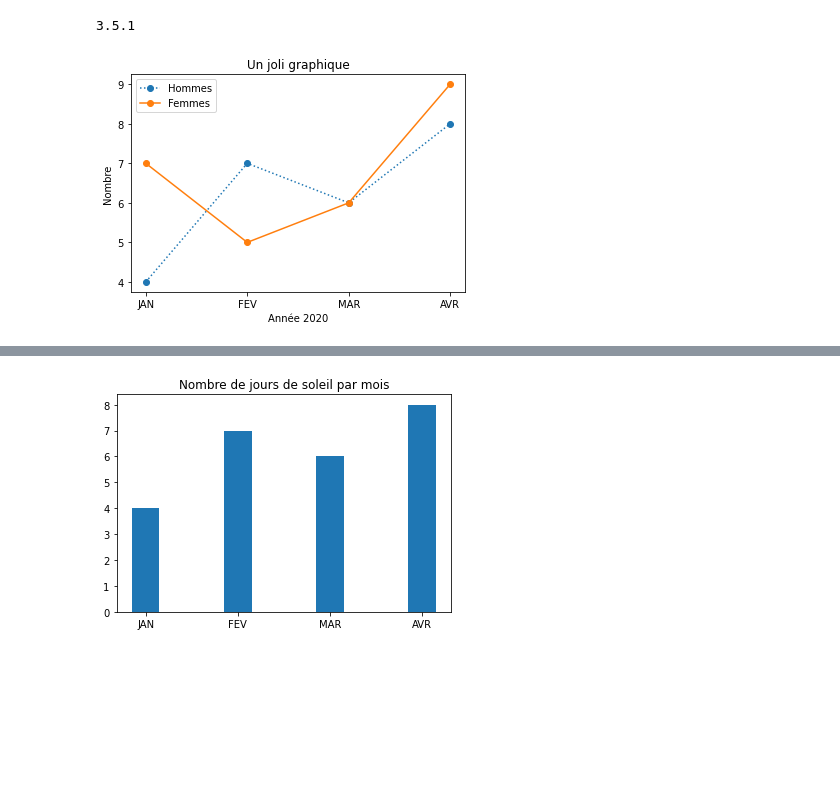
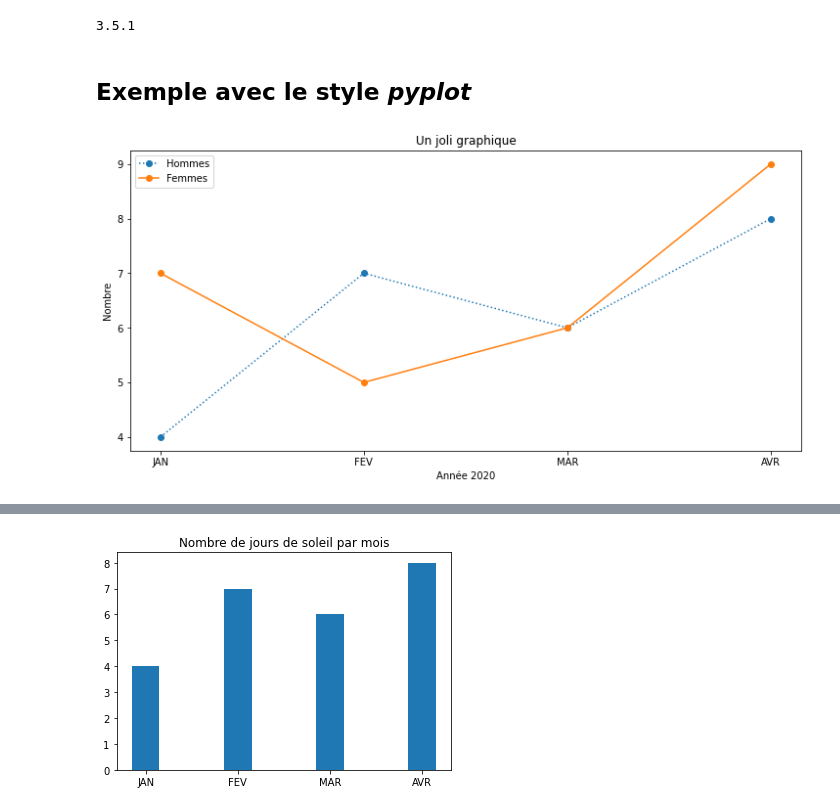
Before and after one commit to sverbois/jupyterlab, a Jupyter notebook: notebooks/101/101-matplotlib.ipynb, the cells around one changed output, grey strips where cells are left out. Cells and saved outputs as stored; diff of their text form; code cells hidden in the pictures; blank space fills up the shorter version.

```diff
--- a/notebooks/101/101-matplotlib.ipynb
+++ b/notebooks/101/101-matplotlib.ipynb
@@ -12,17 +12,21 @@ from matplotlib import pyplot as plt
 print(matplotlib.__version__)
 # %% [output]
 3.5.1
+# %% [markdown]
+## Exemple avec le style *pyplot*
 # %%
 x = ["JAN", "FEV", "MAR", "AVR"]
 y1 = [4, 7, 6, 8]
 y2 = [7, 5, 6, 9]
+
+plt.figure(figsize=(10, 5), layout="constrained")
 
 plt.plot(x, y1, marker="o", linestyle="dotted", label="Hommes")
 plt.plot(x, y2, marker="o", label="Femmes")
 
 plt.title("Un joli graphique")
 plt.xlabel("Année 2020")
 plt.ylabel("Nombre")
 plt.legend();
 # %% [output]
-[figure, old version]
+[figure, new version]
```
Also changed, not shown: parts of 6 cells of this notebook.
